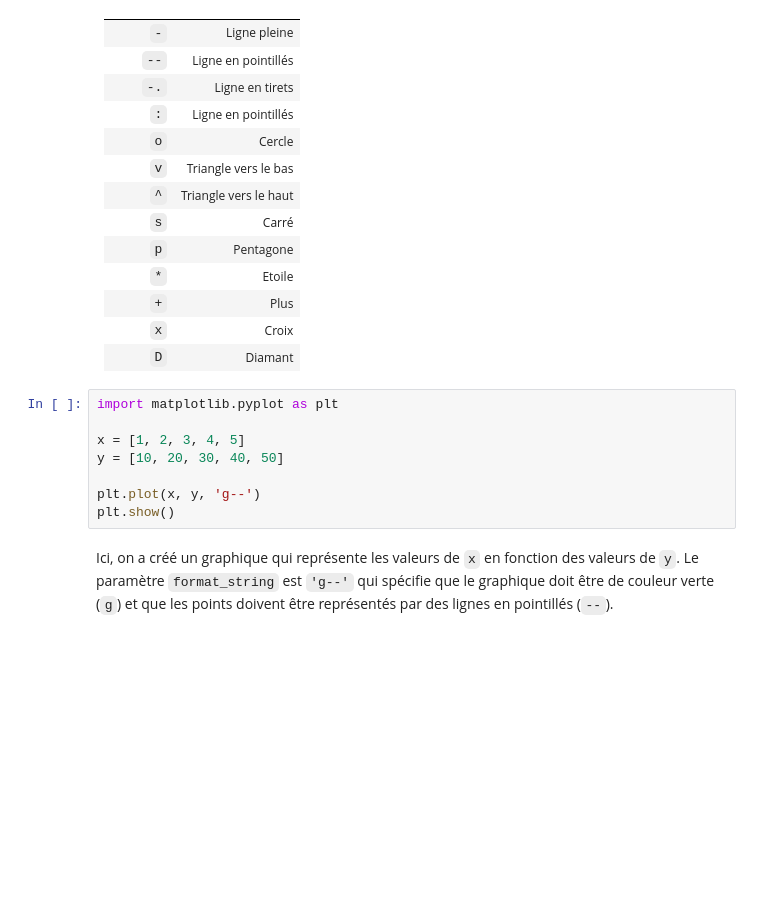
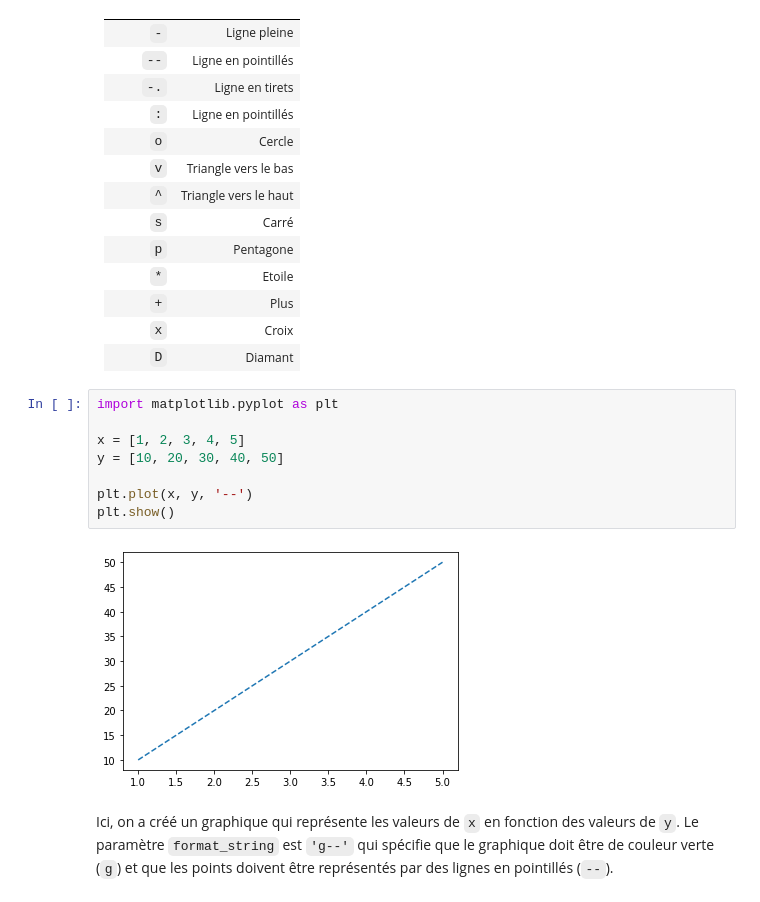
Before and after one commit to moiap13/nomades_python_software_engineer, a Jupyter notebook: cours/jupyter/12_python_file_io.ipynb, the cells around one changed output. Drawn from its saved outputs; the diff is of its cells as text; blank space fills up the shorter version.

```diff
--- a/cours/jupyter/12_python_file_io.ipynb
+++ b/cours/jupyter/12_python_file_io.ipynb
@@ -376,11 +414,13 @@ La fonction `plot()` prend un paramètre `format_string` qui permet de spécifie
 # %%
 import matplotlib.pyplot as plt
 
 x = [1, 2, 3, 4, 5]
 y = [10, 20, 30, 40, 50]
 
-plt.plot(x, y, 'g--')
+plt.plot(x, y, '--')
 plt.show()
+# %% [output]
+[figure, added]
 # %% [markdown]
 Ici, on a créé un graphique qui représente les valeurs de `x` en fonction des valeurs de `y`. Le paramètre `format_string` est `'g--'` qui spécifie que le graphique doit être de couleur verte (`g`) et que les points doivent être représentés par des lignes en pointillés (`--`).
 # %% [markdown]
```
Also changed, not shown: parts of 19 cells of this notebook, 10 other files.
